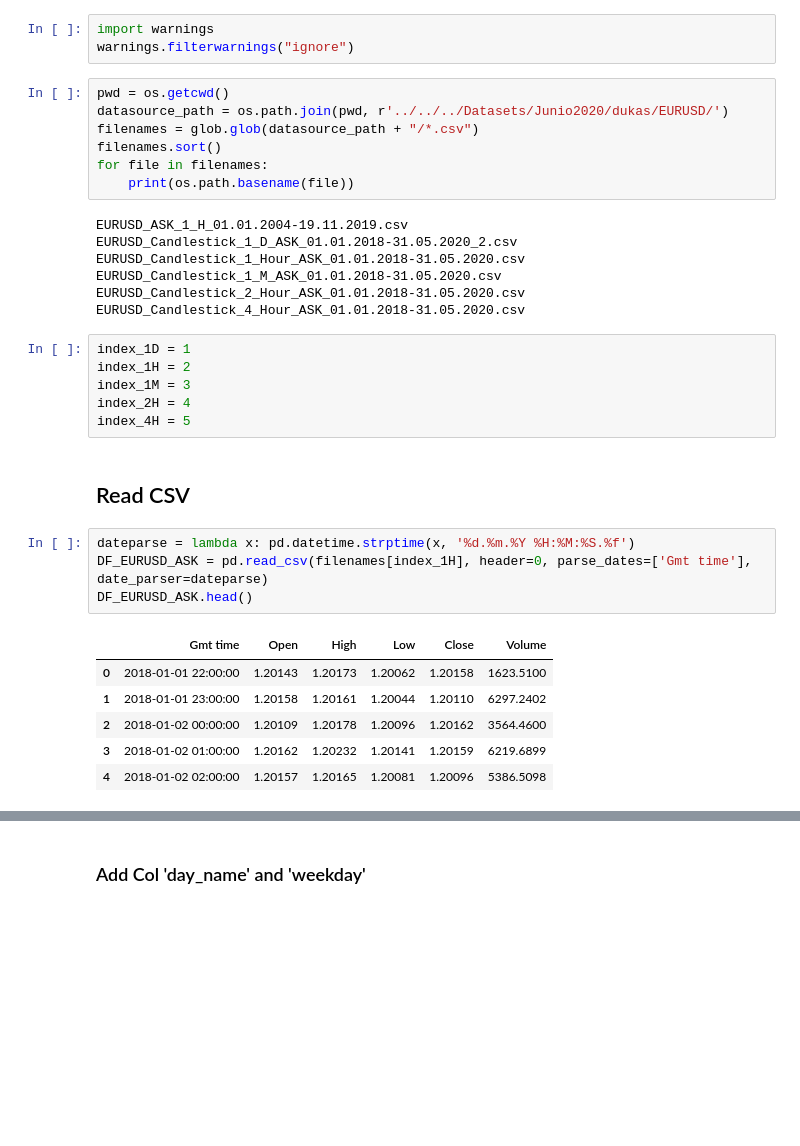
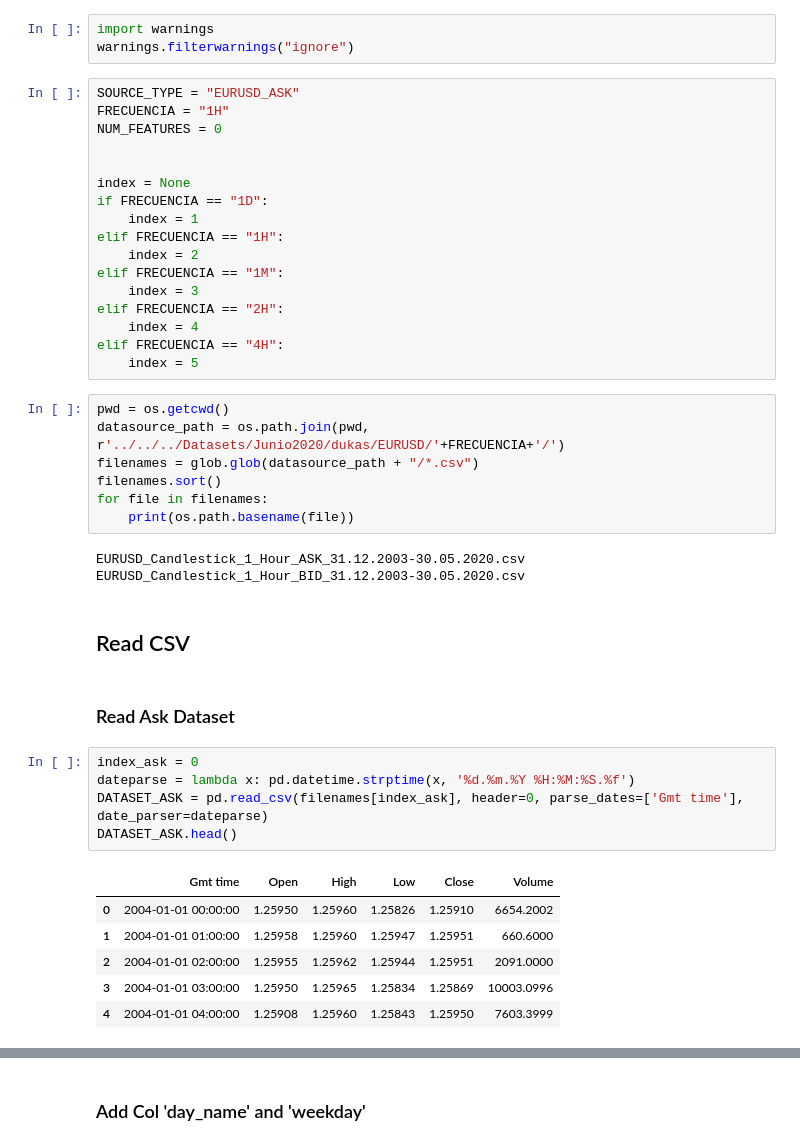
Before and after one commit to mawrer/forex_prediction, a Jupyter notebook: Jupyter Notebooks/IDI4/dataset/AjusteFinalDataset_26Jun.ipynb, the cells around one changed output, grey strips where cells are left out. Drawn from its saved outputs; the diff is of its cells as text; blank space fills up the shorter version.

Commit message:
Laptop Sync
Adding Datasets

```diff
--- a/Jupyter Notebooks/IDI4/dataset/AjusteFinalDataset_26Jun.ipynb
+++ b/Jupyter Notebooks/IDI4/dataset/AjusteFinalDataset_26Jun.ipynb
@@ -10,36 +10,46 @@ import os, glob
 # %%
 import warnings
 warnings.filterwarnings("ignore")
+# %%
+SOURCE_TYPE = "EURUSD_ASK"
+FRECUENCIA = "1H"
+NUM_FEATURES = 0
+
+
+index = None
+if FRECUENCIA == "1D":
+    index = 1
+elif FRECUENCIA == "1H":
+    index = 2
+elif FRECUENCIA == "1M":
+    index = 3
+elif FRECUENCIA == "2H":
+    index = 4
+elif FRECUENCIA == "4H":
+    index = 5
 # %%
 pwd = os.getcwd()
-datasource_path = os.path.join(pwd, r'../../../Datasets/Junio2020/dukas/EURUSD/')
+datasource_path = os.path.join(pwd, r'../../../Datasets/Junio2020/dukas/EURUSD/'+FRECUENCIA+'/')
 filenames = glob.glob(datasource_path + "/*.csv")
 filenames.sort()
 for file in filenames:
     print(os.path.basename(file))
 # %% [output]
-EURUSD_ASK_1_H_01.01.2004-19.11.2019.csv
-EURUSD_Candlestick_1_D_ASK_01.01.2018-31.05.2020_2.csv
-EURUSD_Candlestick_1_Hour_ASK_01.01.2018-31.05.2020.csv
-EURUSD_Candlestick_1_M_ASK_01.01.2018-31.05.2020.csv
-EURUSD_Candlestick_2_Hour_ASK_01.01.2018-31.05.2020.csv
-EURUSD_Candlestick_4_Hour_ASK_01.01.2018-31.05.2020.csv
+EURUSD_Candlestick_1_Hour_ASK_31.12.2003-30.05.2020.csv
+EURUSD_Candlestick_1_Hour_BID_31.12.2003-30.05.2020.csv
-# %%
-index_1D = 1
-index_1H = 2
-index_1M = 3
-index_2H = 4
-index_4H = 5
 # %% [markdown]
 ## Read CSV
+# %% [markdown]
+### Read Ask Dataset
 # %%
+index_ask = 0
 dateparse = lambda x: pd.datetime.strptime(x, '%d.%m.%Y %H:%M:%S.%f')
-DF_EURUSD_ASK = pd.read_csv(filenames[index_1H], header=0, parse_dates=['Gmt time'], date_parser=dateparse)
-DF_EURUSD_ASK.head()
+DATASET_ASK = pd.read_csv(filenames[index_ask], header=0, parse_dates=['Gmt time'], date_parser=dateparse)
+DATASET_ASK.head()
 # %% [output]
 |  | Gmt time | Open | High | Low | Close | Volume |
-| 0 | 2018-01-01 22:00:00 | 1.20143 | 1.20173 | 1.20062 | 1.20158 | 1623.5100 |
-| 1 | 2018-01-01 23:00:00 | 1.20158 | 1.20161 | 1.20044 | 1.20110 | 6297.2402 |
-| 2 | 2018-01-02 00:00:00 | 1.20109 | 1.20178 | 1.20096 | 1.20162 | 3564.4600 |
-| 3 | 2018-01-02 01:00:00 | 1.20162 | 1.20232 | 1.20141 | 1.20159 | 6219.6899 |
-| 4 | 2018-01-02 02:00:00 | 1.20157 | 1.20165 | 1.20081 | 1.20096 | 5386.5098 |
+| 0 | 2004-01-01 00:00:00 | 1.25950 | 1.25960 | 1.25826 | 1.25910 | 6654.2002 |
+| 1 | 2004-01-01 01:00:00 | 1.25958 | 1.25960 | 1.25947 | 1.25951 | 660.6000 |
+| 2 | 2004-01-01 02:00:00 | 1.25955 | 1.25962 | 1.25944 | 1.25951 | 2091.0000 |
+| 3 | 2004-01-01 03:00:00 | 1.25950 | 1.25965 | 1.25834 | 1.25869 | 10003.0996 |
+| 4 | 2004-01-01 04:00:00 | 1.25908 | 1.25960 | 1.25843 | 1.25950 | 7603.3999 |
```
Also changed, not shown: parts of 4 cells of this notebook, 18 other files.
